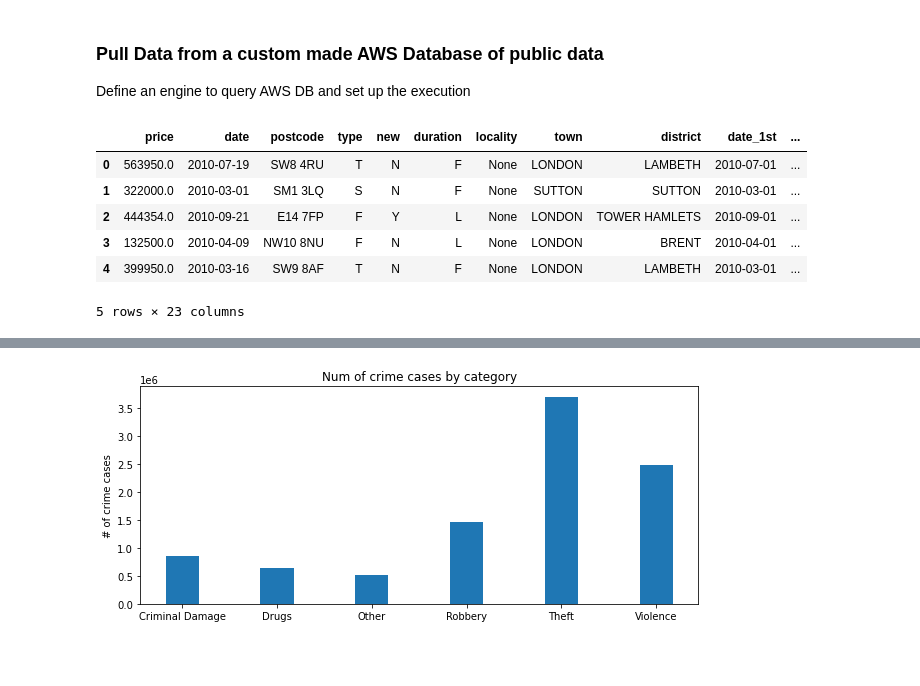
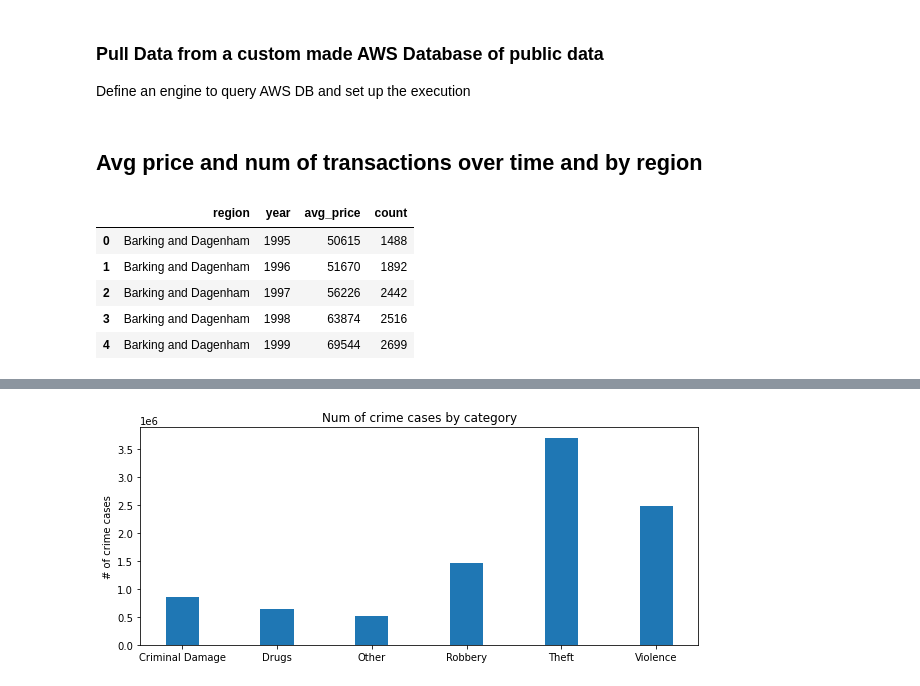
Before and after one commit to jelenalor/RealEstate, a Jupyter notebook: 1.EDA.ipynb, the cells around one changed output, grey strips where cells are left out. Saved outputs shown, nothing was run; the diff lists cells and outputs as text; code cells hidden in the pictures; blank space fills up the shorter version.

```diff
--- a/1.EDA.ipynb
+++ b/1.EDA.ipynb
@@ -26,26 +45,27 @@ engine = psycopg2.connect(
 cur = engine.cursor()
-# %%
-cur.execute("""
-
-SELECT
-    *
-
-from prices
-
-limit 5;
-
-
-
-
-""")
-rows = cur.fetchall()
-result = pd.DataFrame(rows, columns = [desc[0] for desc in cur.description])
-result
-# %% [output]
-|  | price | date | postcode | type | new | duration | locality | town | district | date_1st | ... |
-| 0 | 563950.0 | 2010-07-19 | SW8 4RU | T | N | F | None | LONDON | LAMBETH | 2010-07-01 | ... |
-| 1 | 322000.0 | 2010-03-01 | SM1 3LQ | S | N | F | None | SUTTON | SUTTON | 2010-03-01 | ... |
-| 2 | 444354.0 | 2010-09-21 | E14 7FP | F | Y | L | None | LONDON | TOWER HAMLETS | 2010-09-01 | ... |
-| 3 | 132500.0 | 2010-04-09 | NW10 8NU | F | N | L | None | LONDON | BRENT | 2010-04-01 | ... |
-| 4 | 399950.0 | 2010-03-16 | SW9 8AF | T | N | F | None | LONDON | LAMBETH | 2010-03-01 | ... |
-5 rows × 23 columns
+# %% [markdown]
+## Avg price and num of transactions over time and by region
+# %%
+# Get Data from AWS RDS PostgresSQL DB (all data within the database is publicly available and been scrapped and collected by myself)
+
+cur.execute("""
+
+SELECT
+    g.rg_name as region,  CAST (p.year AS INTEGER), CAST(ROUND(AVG(p.price)::numeric,0 ) as integer) as avg_price, count(*) as count
+
+from prices as p
+join geo as g
+on g.lsoa = p.lsoa
+group by g.rg_name, p.year;
+
+""")
+rows = cur.fetchall()
+result = pd.DataFrame(rows, columns = [desc[0] for desc in cur.description])
+result.head(2)
+# %% [output]
+|  | region | year | avg_price | count |
+| 0 | Barking and Dagenham | 1995 | 50615 | 1488 |
+| 1 | Barking and Dagenham | 1996 | 51670 | 1892 |
+| 2 | Barking and Dagenham | 1997 | 56226 | 2442 |
+| 3 | Barking and Dagenham | 1998 | 63874 | 2516 |
+| 4 | Barking and Dagenham | 1999 | 69544 | 2699 |
```
Also changed, not shown: parts of 12 cells of this notebook.
